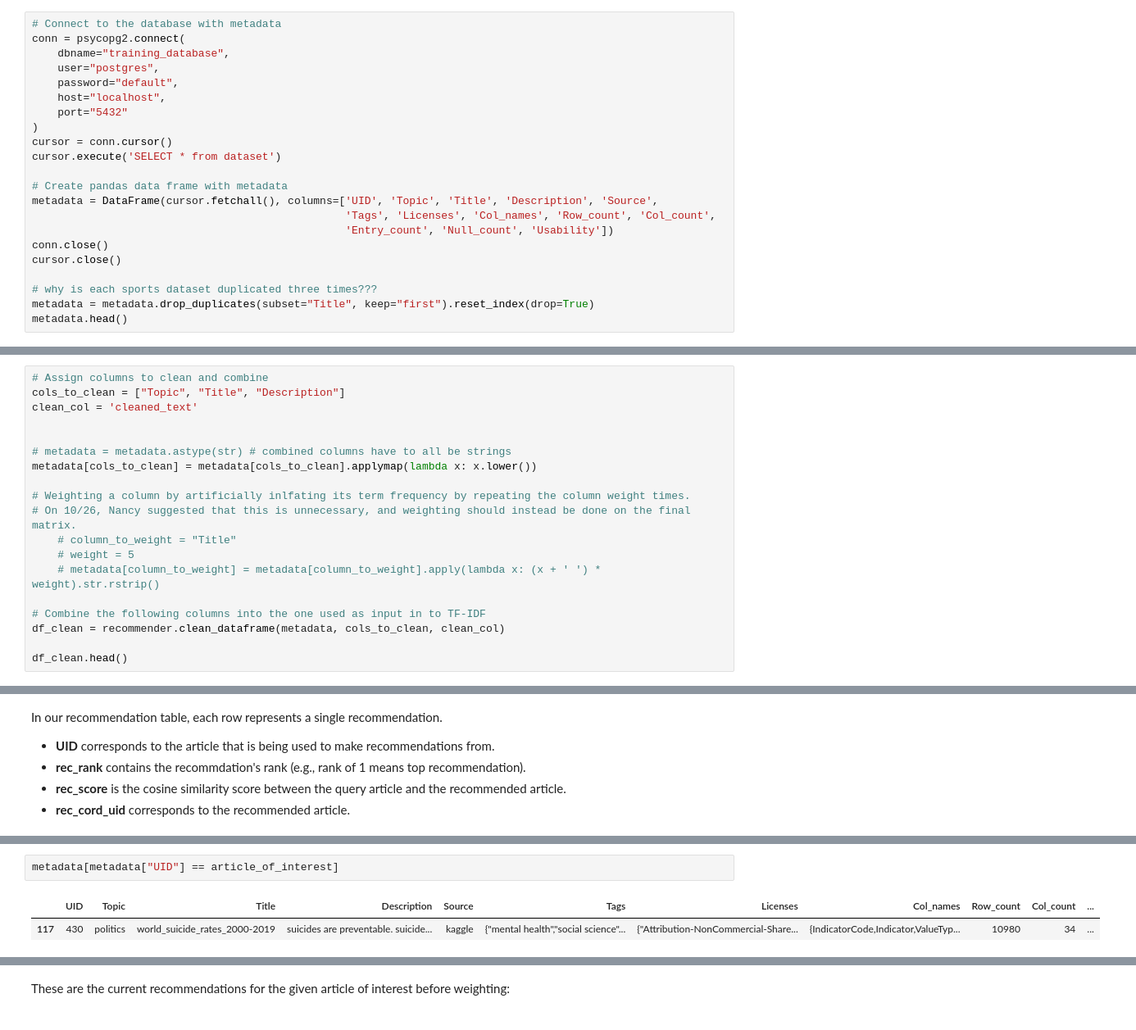
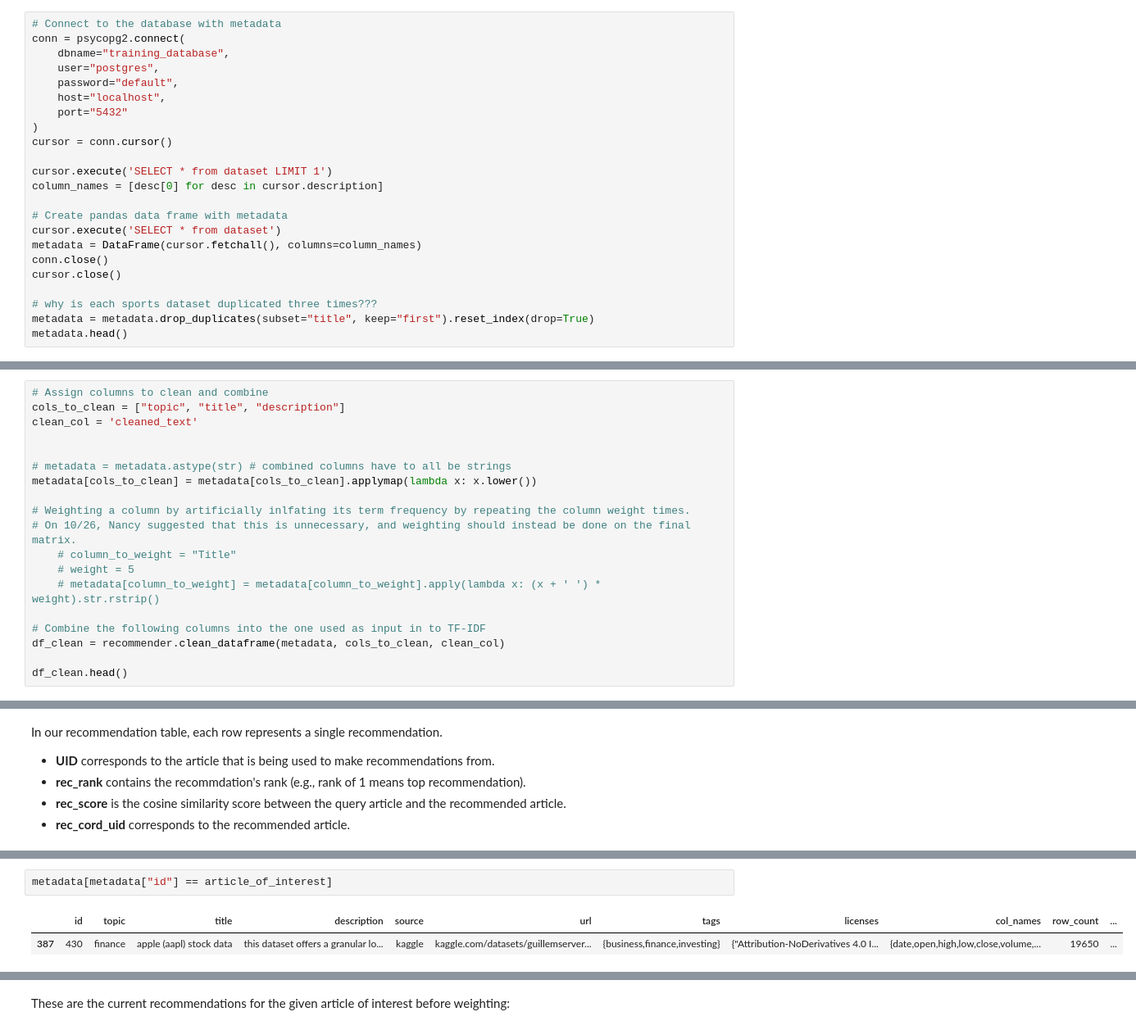
Before and after one commit to iSkytran/data-gandalf, a Jupyter notebook: model_system/notebooks/custom_weights_TFIDF.ipynb, the cells around one changed output, grey strips where cells are left out. Shown at 82% size. Cells and saved outputs as stored; diff of their text form.

```diff
--- a/model_system/notebooks/custom_weights_TFIDF.ipynb
+++ b/model_system/notebooks/custom_weights_TFIDF.ipynb
@@ -38,16 +38,17 @@ conn = psycopg2.connect(
     port="5432"
 )
 cursor = conn.cursor()
-cursor.execute('SELECT * from dataset')
+
+cursor.execute('SELECT * from dataset LIMIT 1')
+column_names = [desc[0] for desc in cursor.description]
 
 # Create pandas data frame with metadata
-metadata = DataFrame(cursor.fetchall(), columns=['UID', 'Topic', 'Title', 'Description', 'Source',
-                                                 'Tags', 'Licenses', 'Col_names', 'Row_count', 'Col_count',
-                                                 'Entry_count', 'Null_count', 'Usability'])
+cursor.execute('SELECT * from dataset')
+metadata = DataFrame(cursor.fetchall(), columns=column_names)
 conn.close()
 cursor.close()
 
 # why is each sports dataset duplicated three times???
-metadata = metadata.drop_duplicates(subset="Title", keep="first").reset_index(drop=True)
+metadata = metadata.drop_duplicates(subset="title", keep="first").reset_index(drop=True)
 metadata.head()
 # %% [output]
@@ -124,7 +122,7 @@ recommender = TfidfRecommender(id_col='UID', tokenization_method='scibert')
 Here we will...
 # %%
 # Assign columns to clean and combine
-cols_to_clean = ["Topic", "Title", "Description"]
+cols_to_clean = ["topic", "title", "description"]
 clean_col = 'cleaned_text'
 
 
@@ -207,8 +205,8 @@ Number of recommended articles for 430: 166
 # %%
-metadata[metadata["UID"] == article_of_interest]
+metadata[metadata["id"] == article_of_interest]
 # %% [output]
-|  | UID | Topic | Title | Description | Source | Tags | Licenses | Col_names | Row_count | Col_count | ... |
-| 117 | 430 | politics | world_suicide_rates_2000-2019 | suicides are preventable. suicide... | kaggle | {"mental health","social science"... | {"Attribution-NonCommercial-Share... | {IndicatorCode,Indicator,ValueTyp... | 10980 | 34 | ... |
+|  | id | topic | title | description | source | url | tags | licenses | col_names | row_count | ... |
+| 387 | 430 | finance | apple (aapl) stock data | this dataset offers a granular lo... | kaggle | kaggle.com/datasets/guillemserver... | {business,finance,investing} | {"Attribution-NoDerivatives 4.0 I... | {date,open,high,low,close,volume,... | 19650 | ... |
 # %%
 # Optionally view tokens
 tokens = recommender.get_tokens()
```
Also changed, not shown: parts of 19 cells of this notebook, 6 other files.
